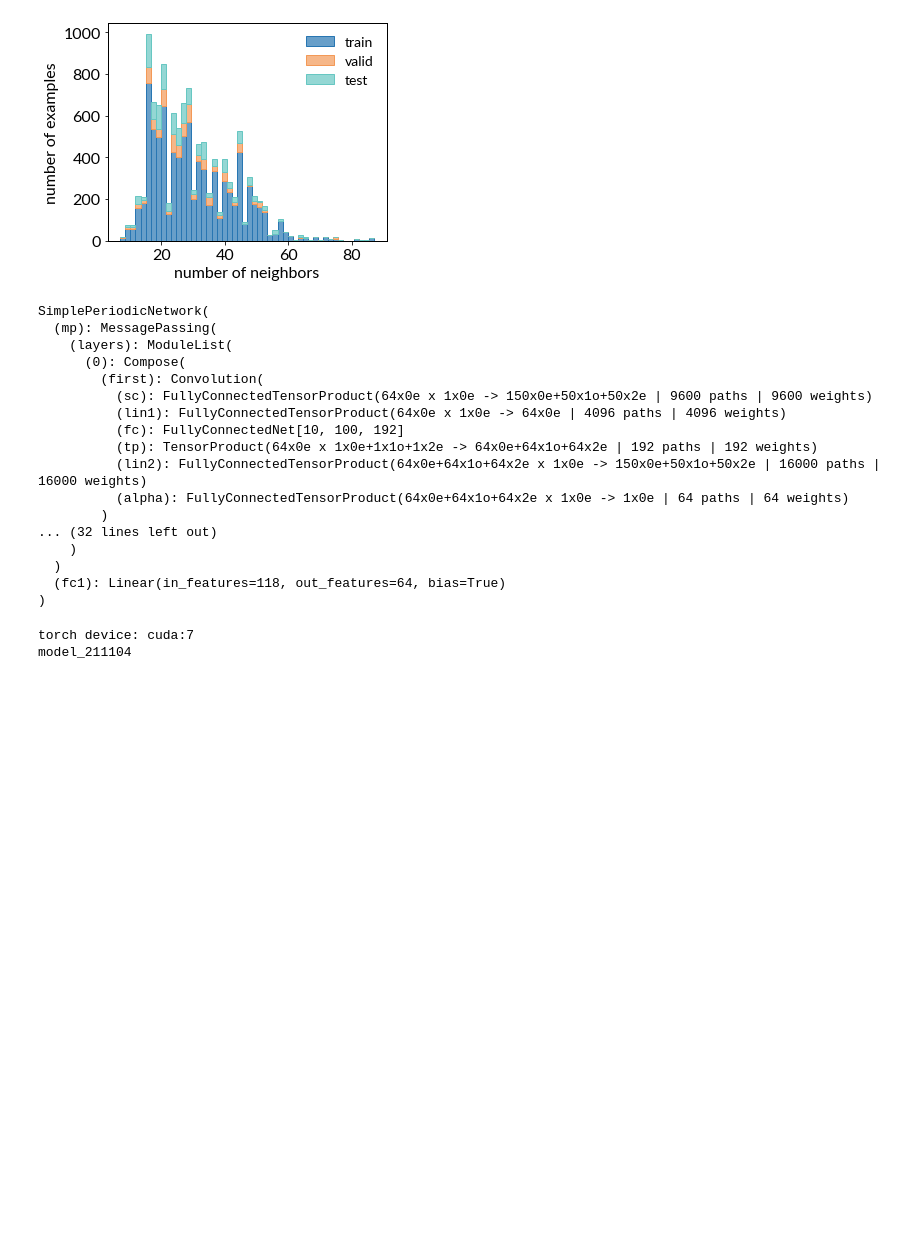
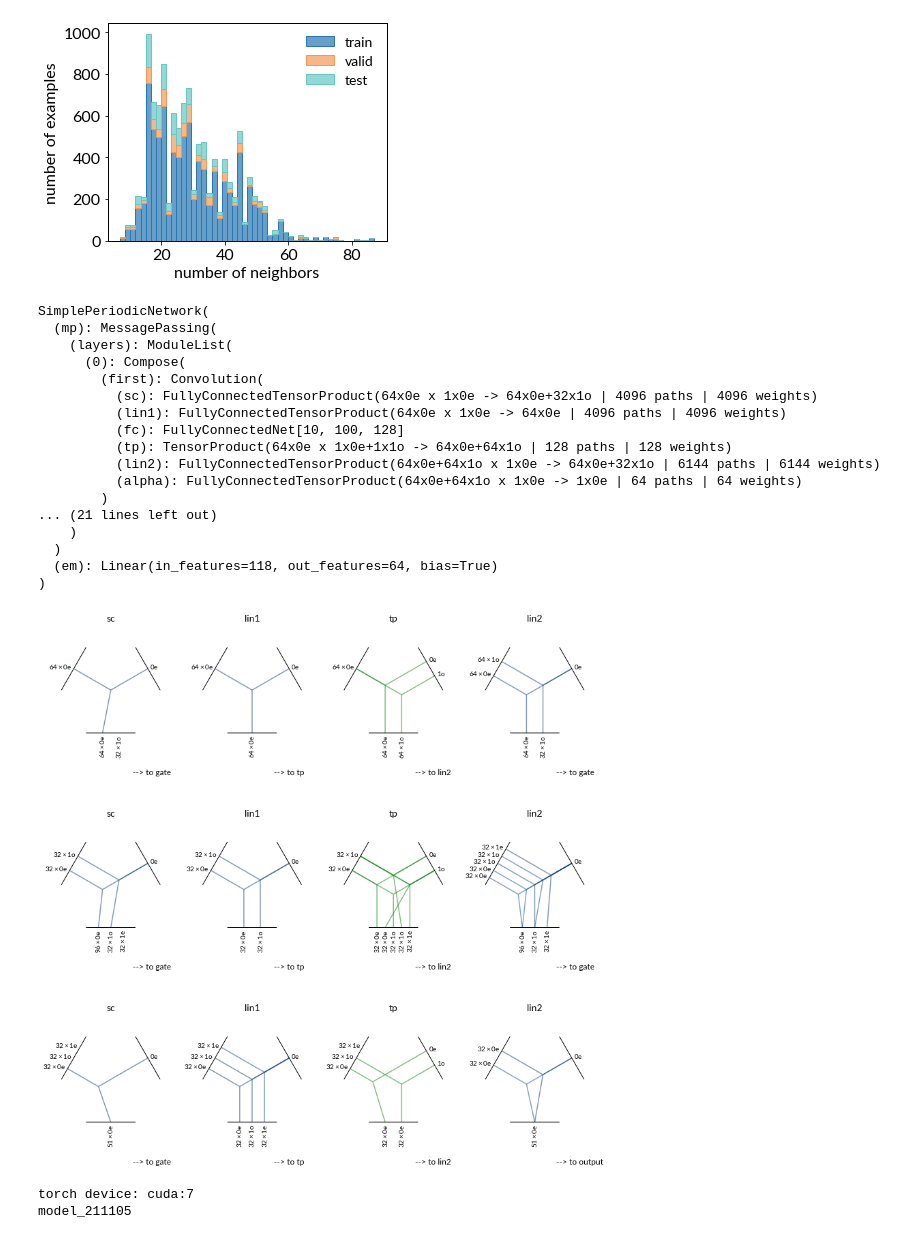
Before and after one commit to ninarina12/phononDoS_tutorial, a Jupyter notebook: phononDoS.ipynb, the cells around one changed output. Saved outputs shown, nothing was run; the diff lists cells and outputs as text; code cells hidden in the pictures; blank space fills up the shorter version.

```diff
--- a/phononDoS.ipynb
+++ b/phononDoS.ipynb
@@ -198,8 +198,11 @@ model = SimplePeriodicNetwork(
     em_dim=em_dim,
     irreps_in=str(em_dim)+"x0e",    # one-hot scalars (L=0 and even parity) on each atom to represent atom type
     irreps_out=str(out_dim)+"x0e",  # out_dim scalars (L=0 and even parity) to output
+    lmax=1,                         # maximum order of spherical harmonics
+    mul=32,                         # multiplicity of irreducible representations
+    layers=2,                       # number of nonlinearities (number of pointwise convolutions = layers + 1)
+    num_neighbors=n_train.mean(),   # scaling factor based on the typical number of neighbors
     max_radius=r_max,               # cutoff radius for convolution
-    num_neighbors=n_train.mean(),   # scaling factor based on the typical number of neighbors
     pool_nodes=True,
 )
 
@@ -210,18 +213,23 @@ SimplePeriodicNetwork(
     (layers): ModuleList(
       (0): Compose(
         (first): Convolution(
-          (sc): FullyConnectedTensorProduct(64x0e x 1x0e -> 150x0e+50x1o+50x2e | 9600 paths | 9600 weights)
+          (sc): FullyConnectedTensorProduct(64x0e x 1x0e -> 64x0e+32x1o | 4096 paths | 4096 weights)
           (lin1): FullyConnectedTensorProduct(64x0e x 1x0e -> 64x0e | 4096 paths | 4096 weights)
-          (fc): FullyConnectedNet[10, 100, 192]
-          (tp): TensorProduct(64x0e x 1x0e+1x1o+1x2e -> 64x0e+64x1o+64x2e | 192 paths | 192 weights)
-          (lin2): FullyConnectedTensorProduct(64x0e+64x1o+64x2e x 1x0e -> 150x0e+50x1o+50x2e | 16000 paths | 16000 weights)
-          (alpha): FullyConnectedTensorProduct(64x0e+64x1o+64x2e x 1x0e -> 1x0e | 64 paths | 64 weights)
+          (fc): FullyConnectedNet[10, 100, 128]
+          (tp): TensorProduct(64x0e x 1x0e+1x1o -> 64x0e+64x1o | 128 paths | 128 weights)
+          (lin2): FullyConnectedTensorProduct(64x0e+64x1o x 1x0e -> 64x0e+32x1o | 6144 paths | 6144 weights)
+          (alpha): FullyConnectedTensorProduct(64x0e+64x1o x 1x0e -> 1x0e | 64 paths | 64 weights)
         )
-... (32 lines left out)
+... (21 lines left out)
     )
   )
-  (fc1): Linear(in_features=118, out_features=64, bias=True)
+  (em): Linear(in_features=118, out_features=64, bias=True)
 )
+# %%
+# visualize tensor products of the model
+visualize_layers(model)
+# %% [output]
+[figure, added]
 # %%
 opt = torch.optim.AdamW(model.parameters(), lr=0.001, weight_decay=0.05)
 scheduler = torch.optim.lr_scheduler.ExponentialLR(opt, gamma=0.96)
@@ -232,10 +240,11 @@ loss_fn_mae = torch.nn.L1Loss()
 device = "cuda:7" if torch.cuda.is_available() else "cpu"
 print('torch device:' , device)
 
-run_name = 'model_' + time.strftime("%y%m%d", time.localtime())
+#run_name = 'model_' + time.strftime("%y%m%d", time.localtime())
+run_name = 'model_211105'
 print(run_name)
 # %% [output]
 torch device: cuda:7
-model_211104
+model_211105
 # %%
 train(model, opt, dataloader_train, dataloader_valid, loss_fn, loss_fn_mae, run_name,
```
Also changed, not shown: parts of 8 cells of this notebook, 1 other file.
